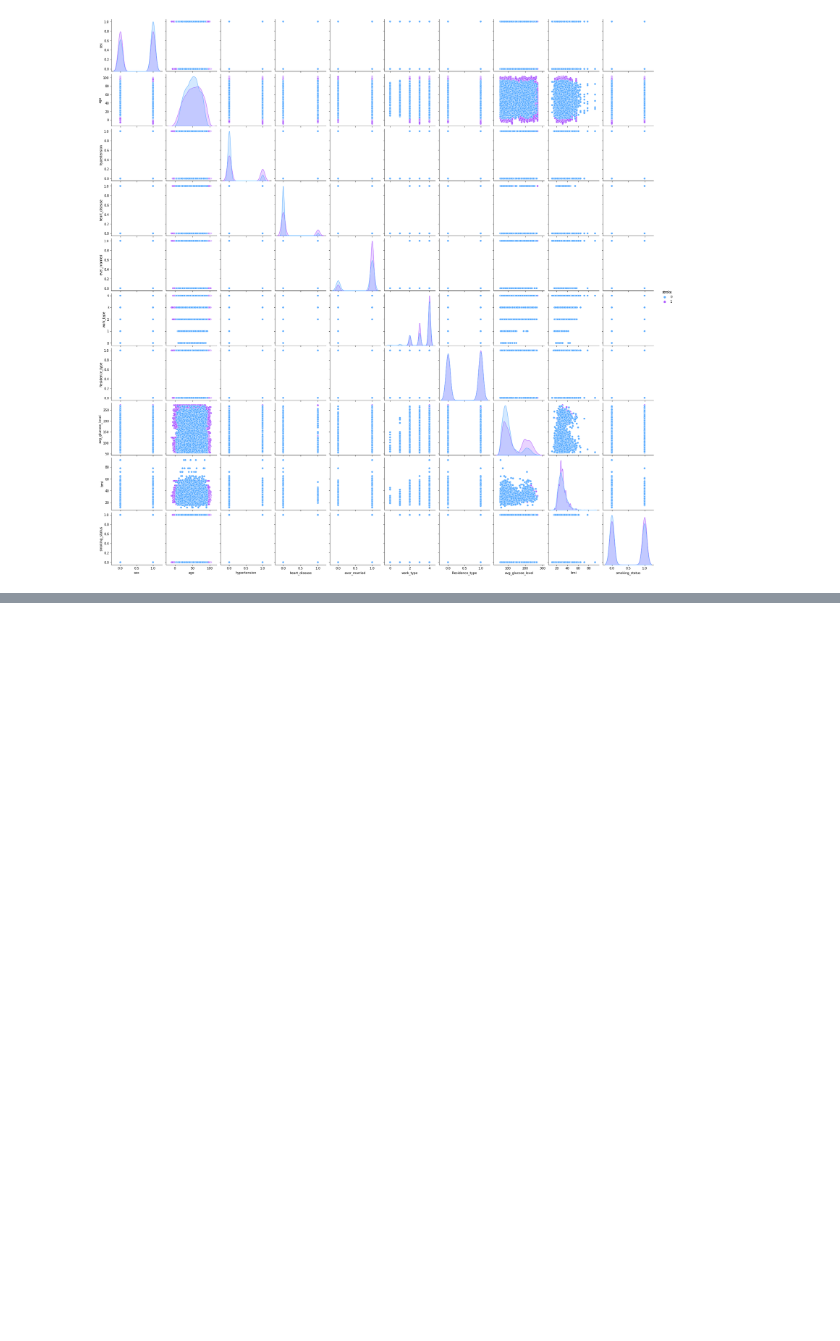
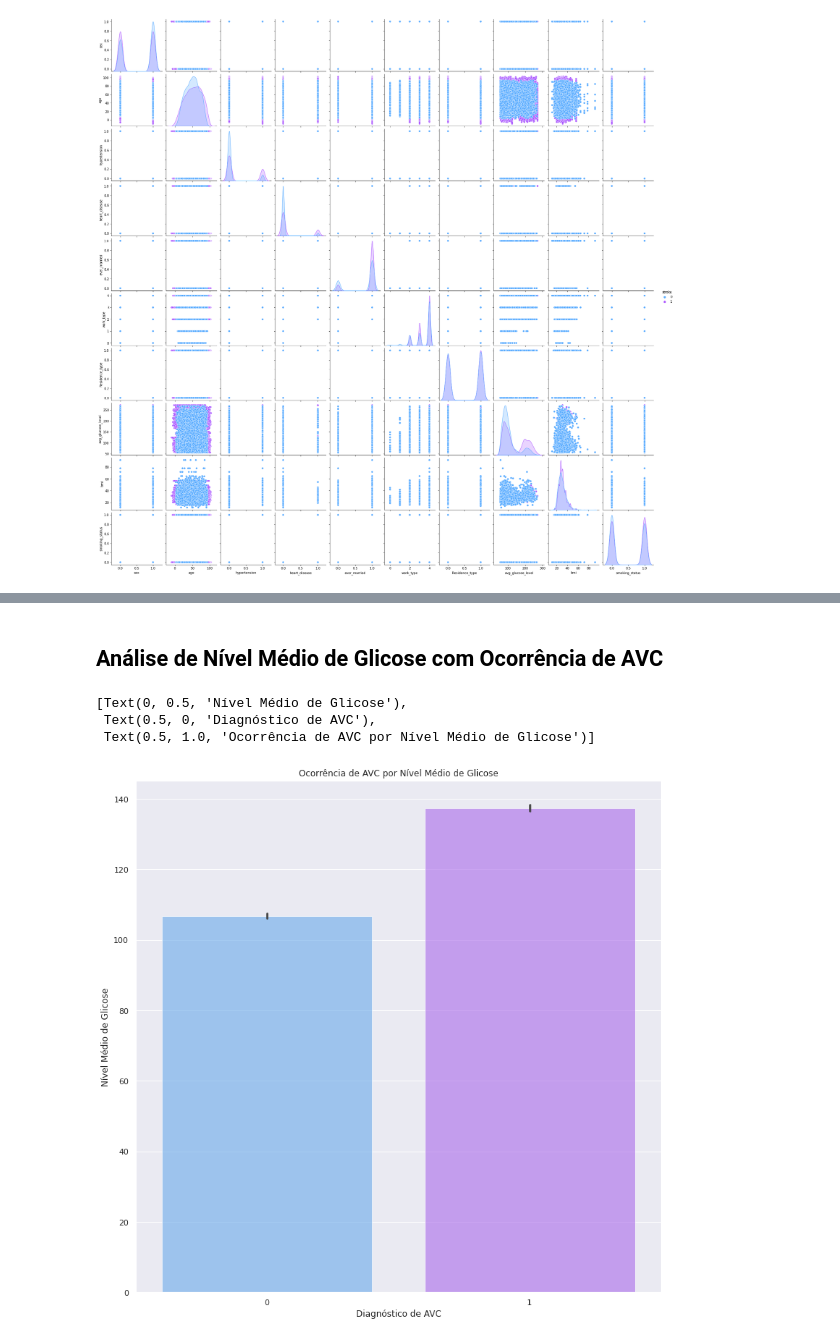
Before and after one commit to matt-ritton/ufrrj-trab-topicosBD, a Jupyter notebook: TrabalhoTopicosBD.ipynb, the cells around one changed output, grey strips where cells are left out. Drawn from its saved outputs; the diff is of its cells as text; code cells hidden in the pictures; blank space fills up the shorter version.

```diff
--- a/TrabalhoTopicosBD.ipynb
+++ b/TrabalhoTopicosBD.ipynb
@@ -93,0 +119,12 @@ sns.pairplot(df, hue='stroke', palette='cool') #exibe um gráfico de dispersão
+# %% [markdown]
+## Análise de Nível Médio de Glicose com Ocorrência de AVC
+# %%
+plt.figure(figsize=(13,13))
+bar_g = sns.barplot(x='stroke', y='avg_glucose_level', data=df, palette='cool', alpha=.6)
+bar_g.set(title='Ocorrência de AVC por Nível Médio de Glicose', xlabel = "Diagnóstico de AVC", ylabel = "Nível Médio de Glicose")
+# Conclusão: O Nível Médio de Glicose tem uma boa relação com número de casos de AVC
+# %% [output]
+[Text(0, 0.5, 'Nível Médio de Glicose'),
+ Text(0.5, 0, 'Diagnóstico de AVC'),
+ Text(0.5, 1.0, 'Ocorrência de AVC por Nível Médio de Glicose')]
+[figure, added]
```
Also changed, not shown: parts of 8 cells of this notebook.
